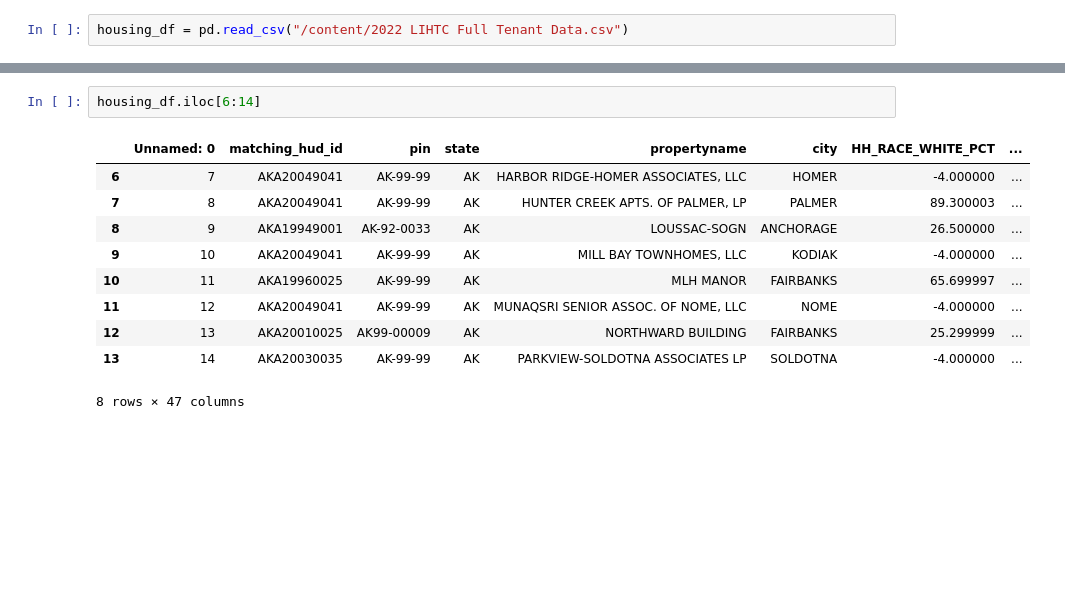
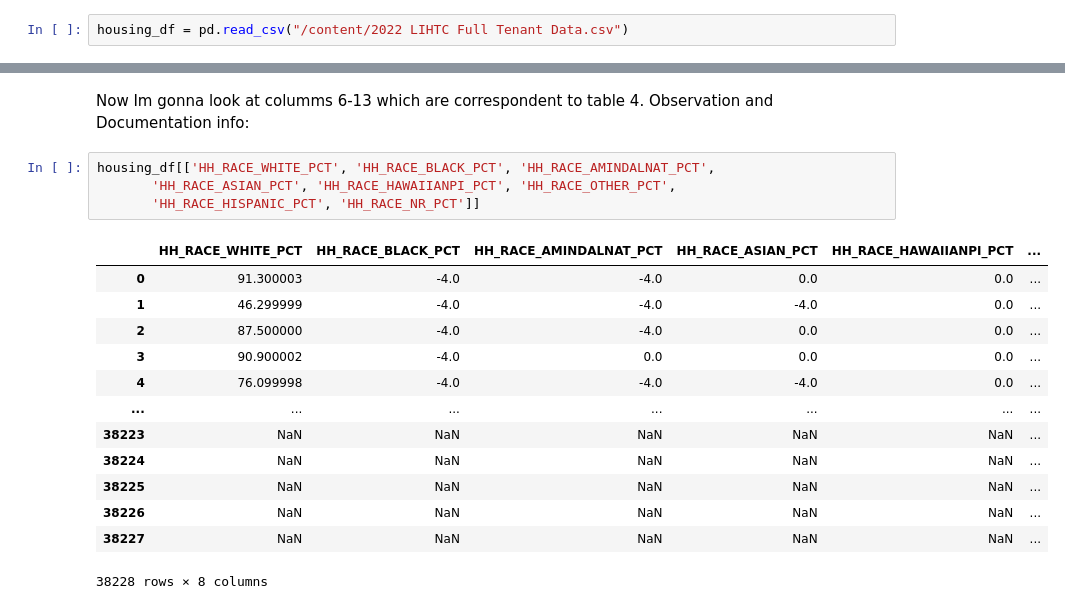
Before and after one commit to bitriagaleonela40-cmd/housing-research, a Jupyter notebook: Housing.ipynb, the cells around one changed output, grey strips where cells are left out. Saved outputs shown, nothing was run; the diff lists cells and outputs as text; blank space fills up the shorter version.

```diff
--- a/Housing.ipynb
+++ b/Housing.ipynb
@@ -56,13 +54,21 @@ completeness for the entire active LIHTC stock in each state.
-# %%
-housing_df.iloc[6:14]
-# %% [output]
-|  | Unnamed: 0 | matching_hud_id | pin | state | propertyname | city | HH_RACE_WHITE_PCT | ... |
-| 6 | 7 | AKA20049041 | AK-99-99 | AK | HARBOR RIDGE-HOMER ASSOCIATES, LLC | HOMER | -4.000000 | ... |
-| 7 | 8 | AKA20049041 | AK-99-99 | AK | HUNTER CREEK APTS. OF PALMER, LP | PALMER | 89.300003 | ... |
-| 8 | 9 | AKA19949001 | AK-92-0033 | AK | LOUSSAC-SOGN | ANCHORAGE | 26.500000 | ... |
-| 9 | 10 | AKA20049041 | AK-99-99 | AK | MILL BAY TOWNHOMES, LLC | KODIAK | -4.000000 | ... |
-| 10 | 11 | AKA19960025 | AK-99-99 | AK | MLH MANOR | FAIRBANKS | 65.699997 | ... |
-| 11 | 12 | AKA20049041 | AK-99-99 | AK | MUNAQSRI SENIOR ASSOC. OF NOME, LLC | NOME | -4.000000 | ... |
-| 12 | 13 | AKA20010025 | AK99-00009 | AK | NORTHWARD BUILDING | FAIRBANKS | 25.299999 | ... |
-| 13 | 14 | AKA20030035 | AK-99-99 | AK | PARKVIEW-SOLDOTNA ASSOCIATES LP | SOLDOTNA | -4.000000 | ... |
-8 rows × 47 columns
+# %% [markdown]
+Now Im gonna look at columms 6-13 which are correspondent to table 4.
+Observation and Documentation info:
+# %%
+housing_df[['HH_RACE_WHITE_PCT', 'HH_RACE_BLACK_PCT', 'HH_RACE_AMINDALNAT_PCT',
+       'HH_RACE_ASIAN_PCT', 'HH_RACE_HAWAIIANPI_PCT', 'HH_RACE_OTHER_PCT',
+       'HH_RACE_HISPANIC_PCT', 'HH_RACE_NR_PCT']]
+# %% [output]
+|  | HH_RACE_WHITE_PCT | HH_RACE_BLACK_PCT | HH_RACE_AMINDALNAT_PCT | HH_RACE_ASIAN_PCT | HH_RACE_HAWAIIANPI_PCT | ... |
+| 0 | 91.300003 | -4.0 | -4.0 | 0.0 | 0.0 | ... |
+| 1 | 46.299999 | -4.0 | -4.0 | -4.0 | 0.0 | ... |
+| 2 | 87.500000 | -4.0 | -4.0 | 0.0 | 0.0 | ... |
+| 3 | 90.900002 | -4.0 | 0.0 | 0.0 | 0.0 | ... |
+| 4 | 76.099998 | -4.0 | -4.0 | -4.0 | 0.0 | ... |
+| ... | ... | ... | ... | ... | ... | ... |
+| 38223 | NaN | NaN | NaN | NaN | NaN | ... |
+| 38224 | NaN | NaN | NaN | NaN | NaN | ... |
+| 38225 | NaN | NaN | NaN | NaN | NaN | ... |
+| 38226 | NaN | NaN | NaN | NaN | NaN | ... |
+| 38227 | NaN | NaN | NaN | NaN | NaN | ... |
+38228 rows × 8 columns
```
Also changed, not shown: parts of 15 cells of this notebook.
